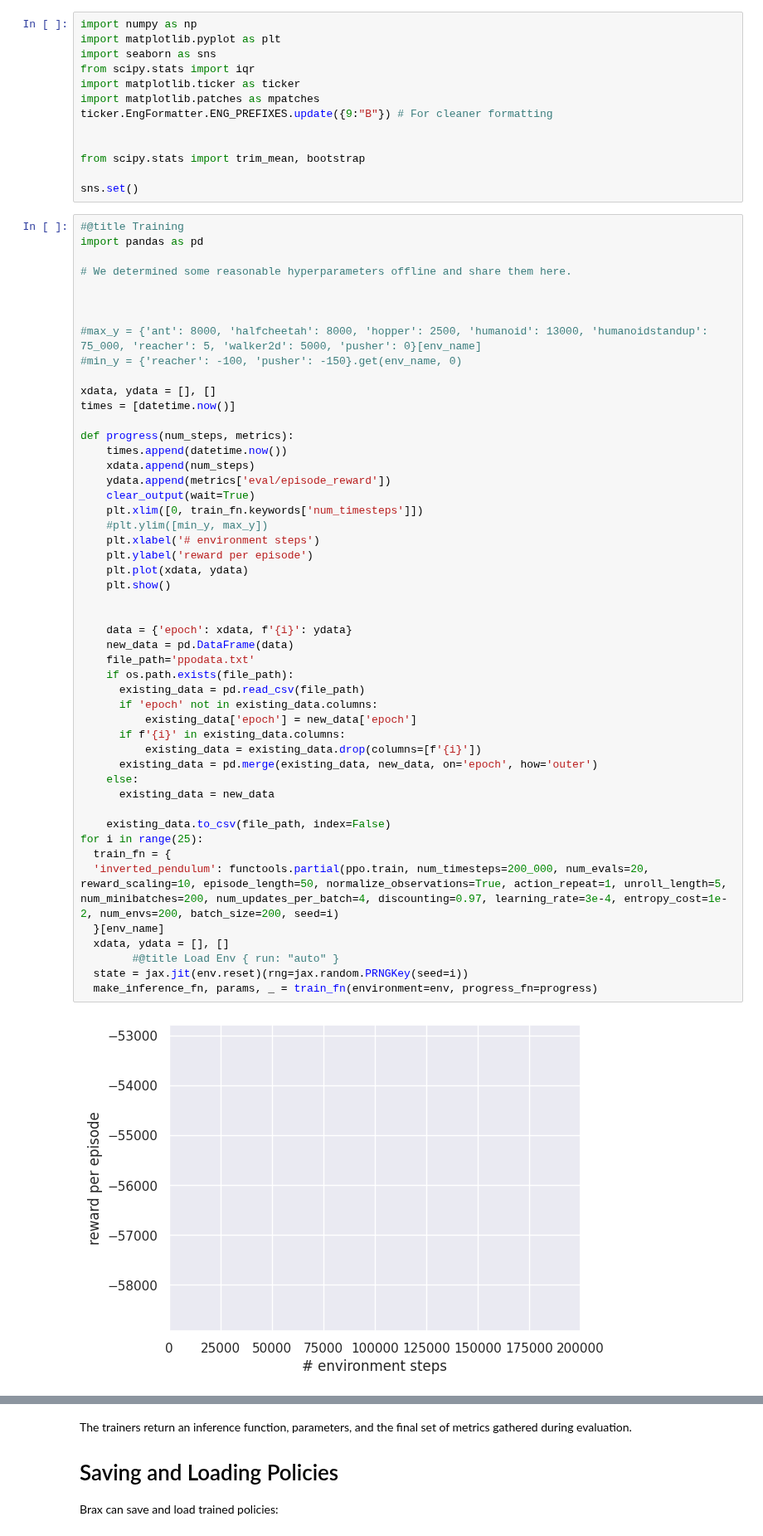
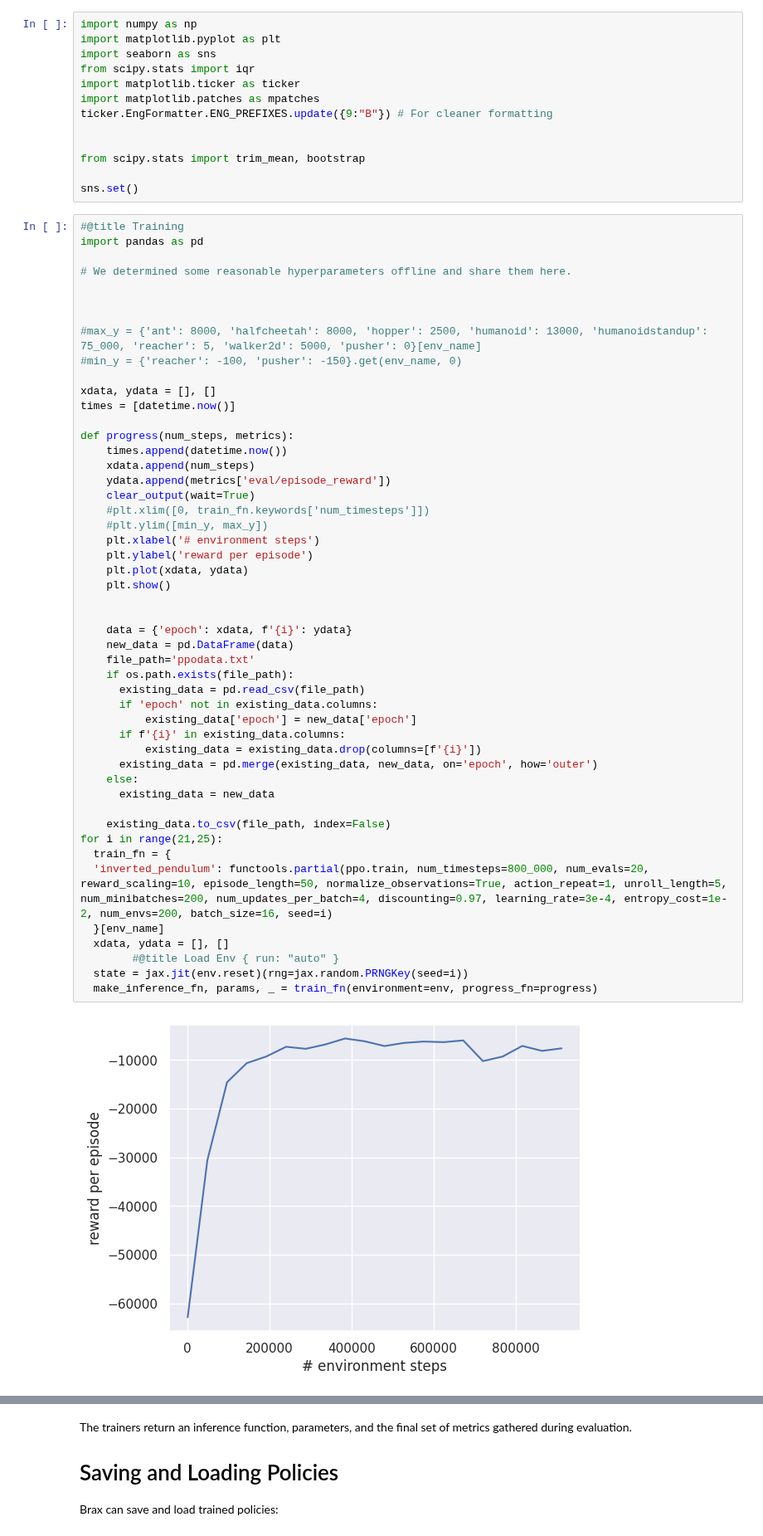
Before and after one commit to dcsteinhauser/HDS, a Jupyter notebook: training.ipynb, the cells around one changed output, grey strips where cells are left out. Shown at 83% size. Saved outputs shown, nothing was run; the diff lists cells and outputs as text.

```diff
--- a/training.ipynb
+++ b/training.ipynb
@@ -90,35 +90,35 @@ def progress(num_steps, metrics):
     xdata.append(num_steps)
     ydata.append(metrics['eval/episode_reward'])
     clear_output(wait=True)
-    plt.xlim([0, train_fn.keywords['num_timesteps']])
+    #plt.xlim([0, train_fn.keywords['num_timesteps']])
     #plt.ylim([min_y, max_y])
     plt.xlabel('# environment steps')
     plt.ylabel('reward per episode')
     plt.plot(xdata, ydata)
     plt.show()
 
 
     data = {'epoch': xdata, f'{i}': ydata}
     new_data = pd.DataFrame(data)
     file_path='ppodata.txt'
     if os.path.exists(file_path):
       existing_data = pd.read_csv(file_path)
       if 'epoch' not in existing_data.columns:
           existing_data['epoch'] = new_data['epoch']
       if f'{i}' in existing_data.columns:
           existing_data = existing_data.drop(columns=[f'{i}'])
       existing_data = pd.merge(existing_data, new_data, on='epoch', how='outer')
     else:
       existing_data = new_data
 
     existing_data.to_csv(file_path, index=False)
-for i in range(25):
+for i in range(21,25):
   train_fn = {
-  'inverted_pendulum': functools.partial(ppo.train, num_timesteps=200_000, num_evals=20, reward_scaling=10, episode_length=50, normalize_observations=True, action_repeat=1, unroll_length=5, num_minibatches=200, num_updates_per_batch=4, discounting=0.97, learning_rate=3e-4, entropy_cost=1e-2, num_envs=200, batch_size=200, seed=i)
+  'inverted_pendulum': functools.partial(ppo.train, num_timesteps=800_000, num_evals=20, reward_scaling=10, episode_length=50, normalize_observations=True, action_repeat=1, unroll_length=5, num_minibatches=200, num_updates_per_batch=4, discounting=0.97, learning_rate=3e-4, entropy_cost=1e-2, num_envs=200, batch_size=16, seed=i)
   }[env_name]
   xdata, ydata = [], []
         #@title Load Env { run: "auto" }
   state = jax.jit(env.reset)(rng=jax.random.PRNGKey(seed=i))
   make_inference_fn, params, _ = train_fn(environment=env, progress_fn=progress)
 # %% [output]
-[figure, old version]
+[figure, new version]
```
Also changed, not shown: parts of 2 cells of this notebook, 7 other files.
